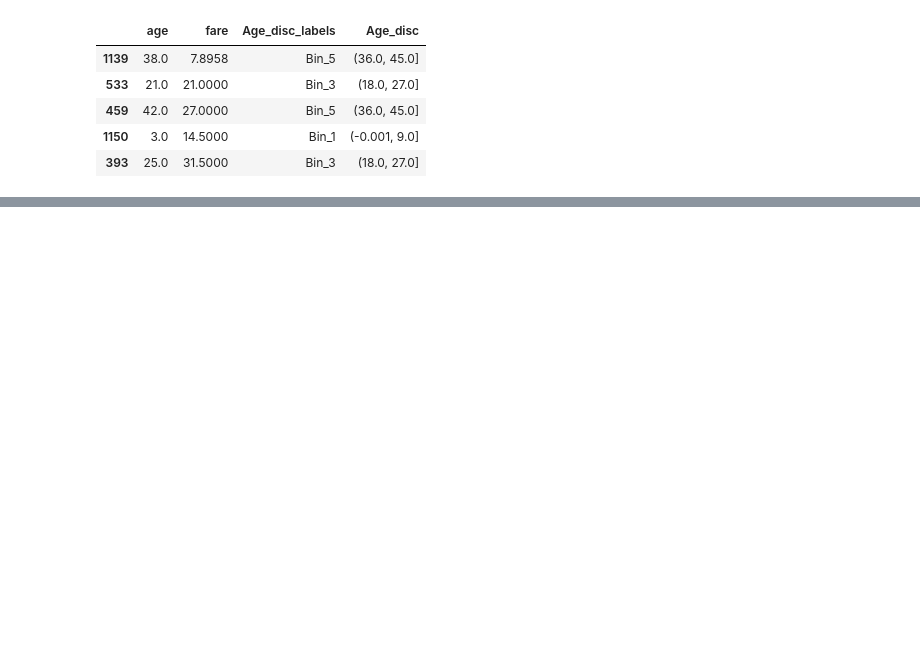
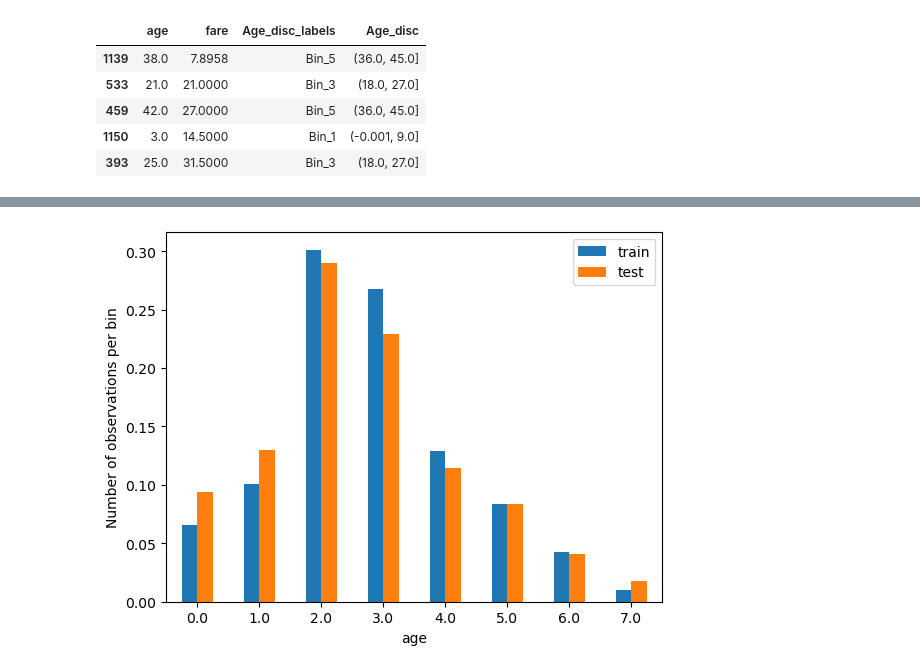
Before and after one commit to pvsnp9/Feature-Enginering, a Jupyter notebook: section_discretization/01_Equal_width.ipynb, the cells around one changed output, grey strips where cells are left out. Cells and saved outputs as stored; diff of their text form; code cells hidden in the pictures; blank space fills up the shorter version.

```diff
--- a/section_discretization/01_Equal_width.ipynb
+++ b/section_discretization/01_Equal_width.ipynb
@@ -268,0 +276,12 @@ tmp.plot(kind='bar')
+# %%
+# replace NA in both  train and test sets
+
+X_train['age'] = impute_na(data, 'age')
+X_test['age'] = impute_na(data, 'age')
+
+X_train['fare'] = impute_na(data, 'fare')
+X_test['fare'] = impute_na(data, 'fare')
+# %%
+disc = KBinsDiscretizer(n_bins=8, encode='ordinal', strategy='uniform')
+
+disc.fit(X_train[['age', 'fare']])
@@ -268,0 +298,6 @@ tmp.plot(kind='bar')
+# %%
+train_t = disc.transform(X_train[['age', 'fare']])
+
+train_t = pd.DataFrame(train_t, columns = ['age', 'fare'])
+
+train_t.head()
@@ -268,0 +311,16 @@ tmp.plot(kind='bar')
+# %%
+test_t = disc.transform(X_test[['age', 'fare']])
+
+test_t = pd.DataFrame(test_t, columns = ['age', 'fare'])
+# %%
+t1 = train_t.groupby(['age'])['age'].count() / len(train_t)
+t2 = test_t.groupby(['age'])['age'].count() / len(test_t)
+
+tmp = pd.concat([t1, t2], axis=1)
+tmp.columns = ['train', 'test']
+tmp.plot.bar()
+plt.xticks(rotation=0)
+plt.ylabel('Number of observations per bin')
+plt.show()
+# %% [output]
+[figure, added]
```
Also changed, not shown: parts of 8 cells of this notebook, 1 other file.
